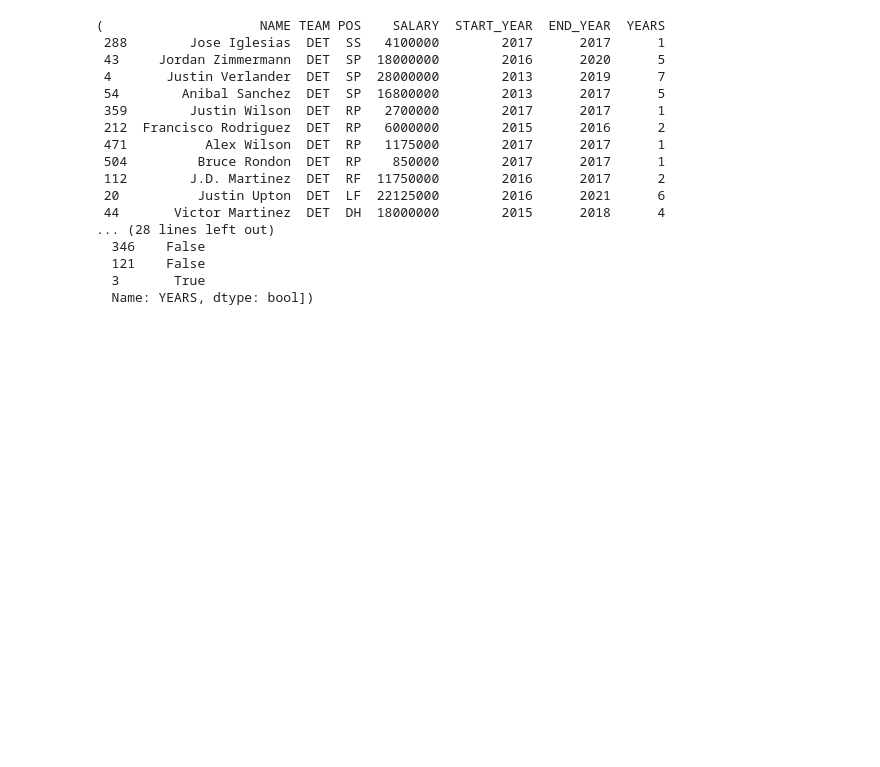
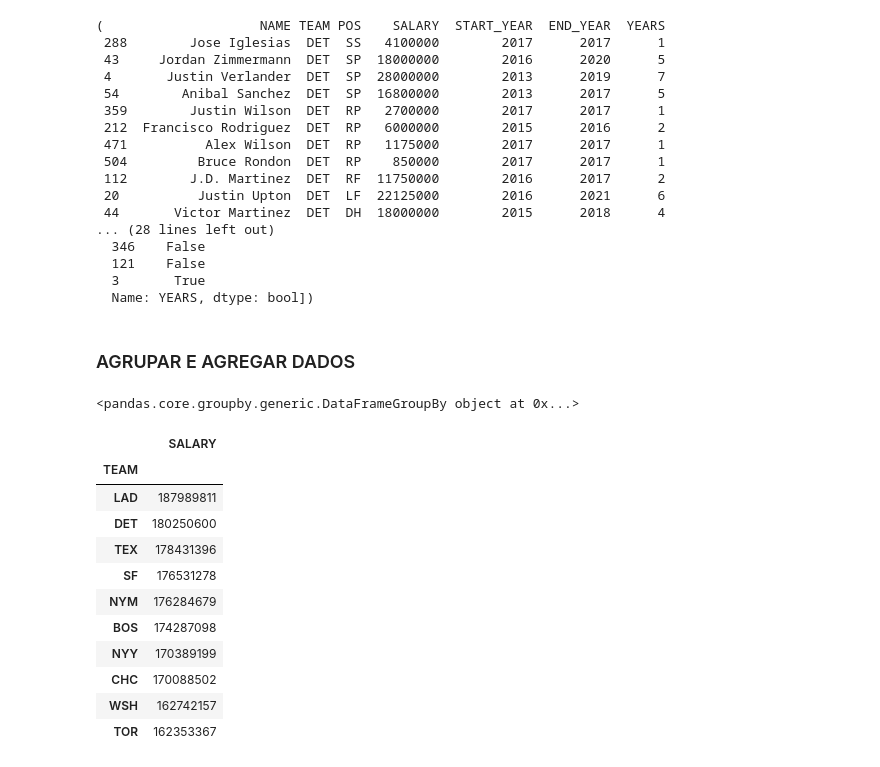
Before and after one commit to NatashaB-randao/AulasPython_EmbraerSocialTechCareers, a Jupyter notebook: Aulas/Jupyter/PandasCSV.ipynb, the cells around one changed output. Cells and saved outputs as stored; diff of their text form; code cells hidden in the pictures; blank space fills up the shorter version.

```diff
--- a/Aulas/Jupyter/PandasCSV.ipynb
+++ b/Aulas/Jupyter/PandasCSV.ipynb
@@ -435,3 +435,9 @@ filtro
   121    False
   3       True
   Name: YEARS, dtype: bool])
+# %% [markdown]
+### AGRUPAR E AGREGAR DADOS
+# %%
+df.groupby('TEAM')              #AINDA NÃO É O QUE EU PRECISO
+# %% [output]
+<pandas.core.groupby.generic.DataFrameGroupBy object at 0x...>
@@ -437,0 +446,15 @@ filtro
+# %%
+df[['TEAM', 'SALARY']].groupby('TEAM').sum().sort_values('SALARY', ascending=False).head(10)
+# %% [output]
+|  | SALARY |
+| TEAM |  |
+| LAD | 187989811 |
+| DET | 180250600 |
+| TEX | 178431396 |
+| SF | 176531278 |
+| NYM | 176284679 |
+| BOS | 174287098 |
+| NYY | 170389199 |
+| CHC | 170088502 |
+| WSH | 162742157 |
+| TOR | 162353367 |
```
Also changed, not shown: parts of 3 cells of this notebook, 1 other file.
